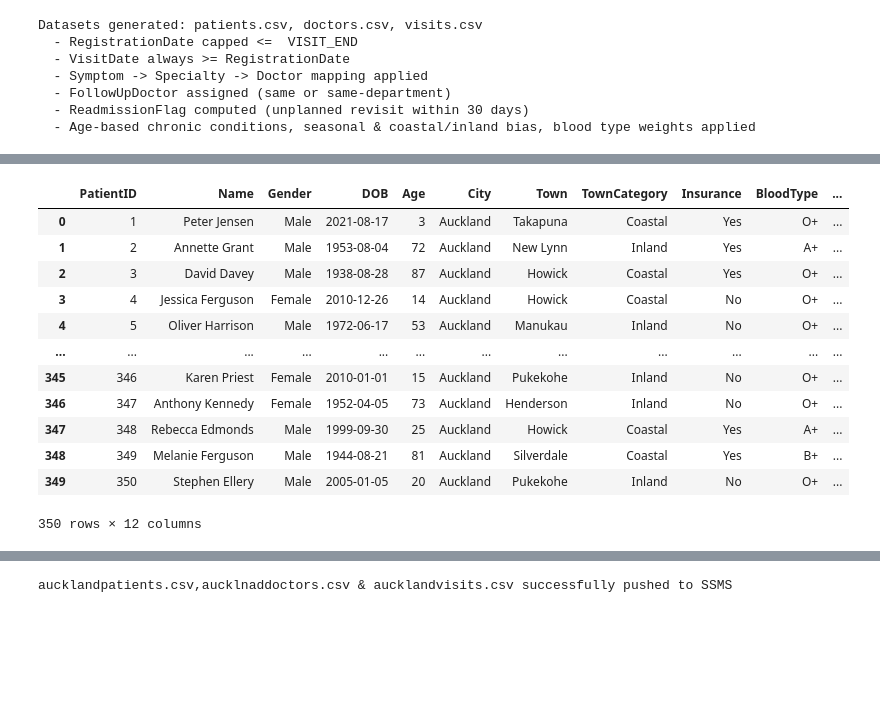
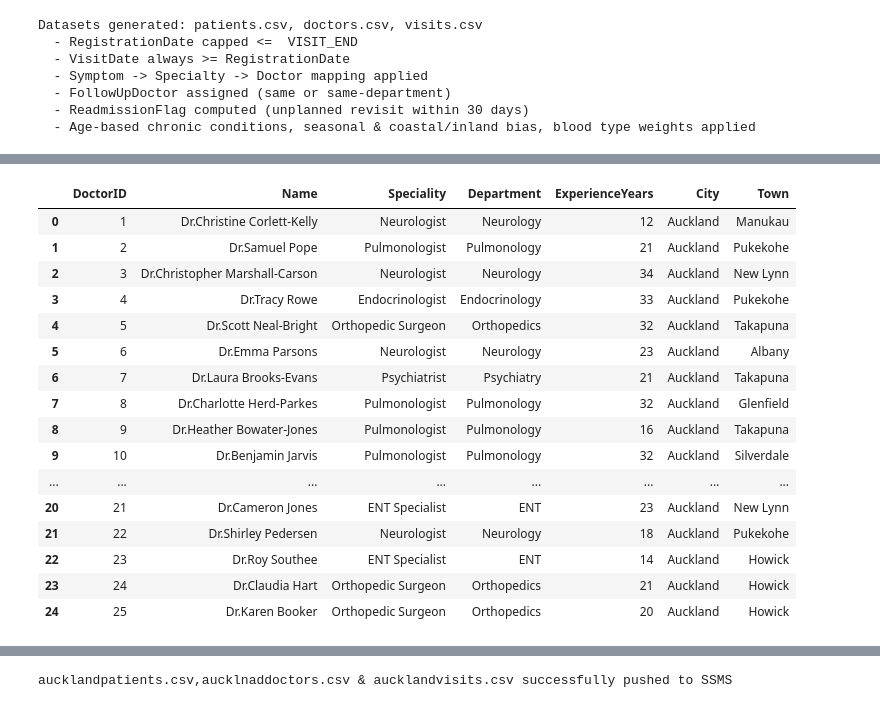
Before and after one commit to vpf-data/healthcare-analytics-endtoend, a Jupyter notebook: notebooks/Auckland City Hospital.ipynb, the cells around one changed output, grey strips where cells are left out. Cells and saved outputs as stored; diff of their text form; code cells hidden in the pictures; blank space fills up the shorter version.

```diff
--- a/notebooks/Auckland City Hospital.ipynb
+++ b/notebooks/Auckland City Hospital.ipynb
@@ -444,21 +452,25 @@ df_aucklandpatients_to_sql = df_aucklandpatients_to_sql.where(pd.notnull(df_auck
 df_aucklandpatients_to_sql['DOB'] = df_aucklandpatients_to_sql['DOB'].apply(lambda x: x.date() if x else None)
 df_aucklandpatients_to_sql['RegistrationDate'] = df_aucklandpatients_to_sql['RegistrationDate'].apply(lambda x: x.date() if x else None)
 # %%
-df_aucklandpatients_to_sql
+df_aucklanddoctors_to_sql
 # %% [output]
-|  | PatientID | Name | Gender | DOB | Age | City | Town | TownCategory | Insurance | BloodType | ... |
-| 0 | 1 | Peter Jensen | Male | 2021-08-17 | 3 | Auckland | Takapuna | Coastal | Yes | O+ | ... |
-| 1 | 2 | Annette Grant | Male | 1953-08-04 | 72 | Auckland | New Lynn | Inland | Yes | A+ | ... |
-| 2 | 3 | David Davey | Male | 1938-08-28 | 87 | Auckland | Howick | Coastal | Yes | O+ | ... |
-| 3 | 4 | Jessica Ferguson | Female | 2010-12-26 | 14 | Auckland | Howick | Coastal | No | O+ | ... |
-| 4 | 5 | Oliver Harrison | Male | 1972-06-17 | 53 | Auckland | Manukau | Inland | No | O+ | ... |
-| ... | ... | ... | ... | ... | ... | ... | ... | ... | ... | ... | ... |
-| 345 | 346 | Karen Priest | Female | 2010-01-01 | 15 | Auckland | Pukekohe | Inland | No | O+ | ... |
-| 346 | 347 | Anthony Kennedy | Female | 1952-04-05 | 73 | Auckland | Henderson | Inland | No | O+ | ... |
-| 347 | 348 | Rebecca Edmonds | Male | 1999-09-30 | 25 | Auckland | Howick | Coastal | Yes | A+ | ... |
-| 348 | 349 | Melanie Ferguson | Male | 1944-08-21 | 81 | Auckland | Silverdale | Coastal | Yes | B+ | ... |
-| 349 | 350 | Stephen Ellery | Male | 2005-01-05 | 20 | Auckland | Pukekohe | Inland | No | O+ | ... |
+|  | DoctorID | Name | Speciality | Department | ExperienceYears | City | Town |
+| 0 | 1 | Dr.Christine Corlett-Kelly | Neurologist | Neurology | 12 | Auckland | Manukau |
+| 1 | 2 | Dr.Samuel Pope | Pulmonologist | Pulmonology | 21 | Auckland | Pukekohe |
+| 2 | 3 | Dr.Christopher Marshall-Carson | Neurologist | Neurology | 34 | Auckland | New Lynn |
+| 3 | 4 | Dr.Tracy Rowe | Endocrinologist | Endocrinology | 33 | Auckland | Pukekohe |
+| 4 | 5 | Dr.Scott Neal-Bright | Orthopedic Surgeon | Orthopedics | 32 | Auckland | Takapuna |
+| 5 | 6 | Dr.Emma Parsons | Neurologist | Neurology | 23 | Auckland | Albany |
+| 6 | 7 | Dr.Laura Brooks-Evans | Psychiatrist | Psychiatry | 21 | Auckland | Takapuna |
+| 7 | 8 | Dr.Charlotte Herd-Parkes | Pulmonologist | Pulmonology | 32 | Auckland | Glenfield |
+| 8 | 9 | Dr.Heather Bowater-Jones | Pulmonologist | Pulmonology | 16 | Auckland | Takapuna |
+| 9 | 10 | Dr.Benjamin Jarvis | Pulmonologist | Pulmonology | 32 | Auckland | Silverdale |
+| ... | ... | ... | ... | ... | ... | ... | ... |
+| 20 | 21 | Dr.Cameron Jones | ENT Specialist | ENT | 23 | Auckland | New Lynn |
+| 21 | 22 | Dr.Shirley Pedersen | Neurologist | Neurology | 18 | Auckland | Pukekohe |
+| 22 | 23 | Dr.Roy Southee | ENT Specialist | ENT | 14 | Auckland | Howick |
+| 23 | 24 | Dr.Claudia Hart | Orthopedic Surgeon | Orthopedics | 21 | Auckland | Howick |
+| 24 | 25 | Dr.Karen Booker | Orthopedic Surgeon | Orthopedics | 20 | Auckland | Howick |
-350 rows × 12 columns
 # %%
 def insert_patients(cursor,df):
     for _,row in df.iterrows():
```
Also changed, not shown: parts of 12 cells of this notebook, 1 other file.
